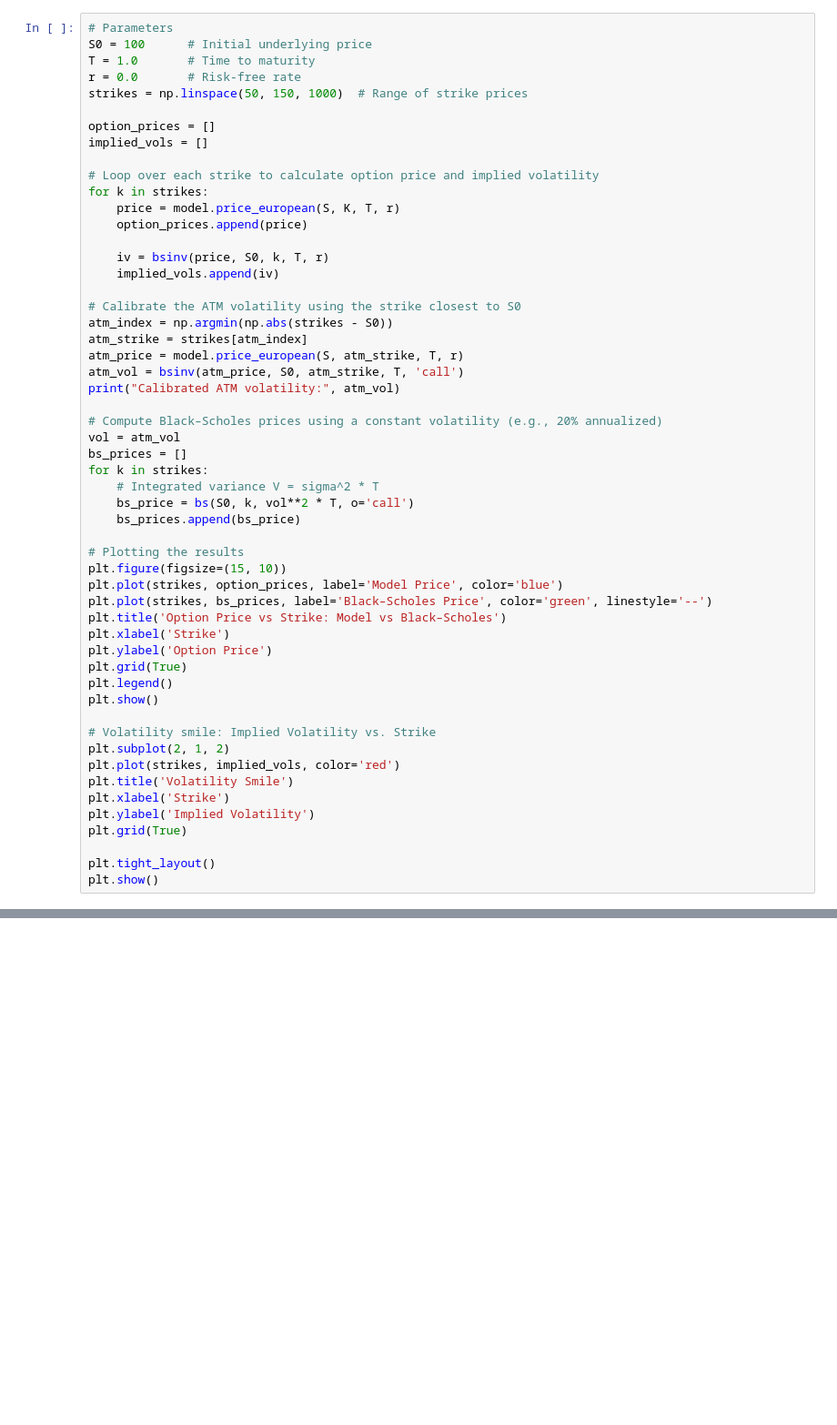
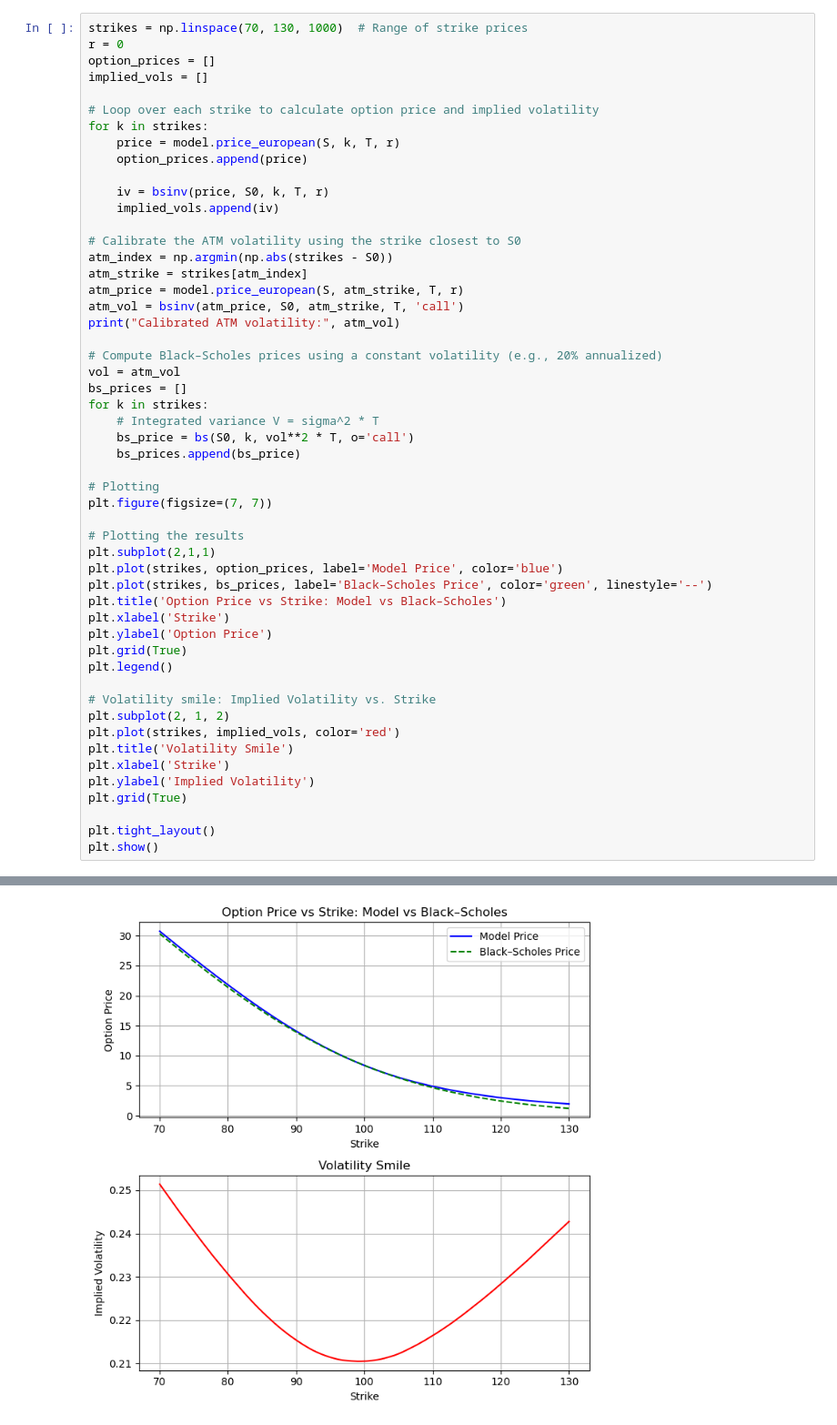
Before and after one commit to zaccheus-lines/rBergomi, a Jupyter notebook: notebooks/rbergomi.ipynb, the cells around one changed output, grey strips where cells are left out. Shown: that part at 91% size. Saved outputs shown, nothing was run; the diff lists cells and outputs as text; blank space fills up the shorter version.

```diff
--- a/notebooks/rbergomi.ipynb
+++ b/notebooks/rbergomi.ipynb
@@ -220,16 +26,12 @@ First, let's create instances of the Rough Bergomi model with different Hurst pa
 # %%
-# Parameters
-S0 = 100      # Initial underlying price
-T = 1.0       # Time to maturity
-r = 0.0       # Risk-free rate
-strikes = np.linspace(50, 150, 1000)  # Range of strike prices
-
+strikes = np.linspace(70, 130, 1000)  # Range of strike prices
+r = 0
 option_prices = []
 implied_vols = []
 
 # Loop over each strike to calculate option price and implied volatility
 for k in strikes:
-    price = model.price_european(S, K, T, r)
+    price = model.price_european(S, k, T, r)
     option_prices.append(price)
 
     iv = bsinv(price, S0, k, T, r)
@@ -250,8 +52,11 @@ for k in strikes:
     bs_price = bs(S0, k, vol**2 * T, o='call')
     bs_prices.append(bs_price)
 
+# Plotting
+plt.figure(figsize=(7, 7))
+
 # Plotting the results
-plt.figure(figsize=(15, 10))
+plt.subplot(2,1,1)
 plt.plot(strikes, option_prices, label='Model Price', color='blue')
 plt.plot(strikes, bs_prices, label='Black–Scholes Price', color='green', linestyle='--')
 plt.title('Option Price vs Strike: Model vs Black–Scholes')
@@ -259,7 +64,6 @@ plt.xlabel('Strike')
 plt.ylabel('Option Price')
 plt.grid(True)
 plt.legend()
-plt.show()
 
 # Volatility smile: Implied Volatility vs. Strike
 plt.subplot(2, 1, 2)
@@ -271,3 +75,4 @@ plt.grid(True)
 
 plt.tight_layout()
 plt.show()
+# %% [output]
@@ -273,0 +80 @@ plt.show()
+[figure, added]
```
Also changed, not shown: parts of 13 cells of this notebook, 7 other files.
